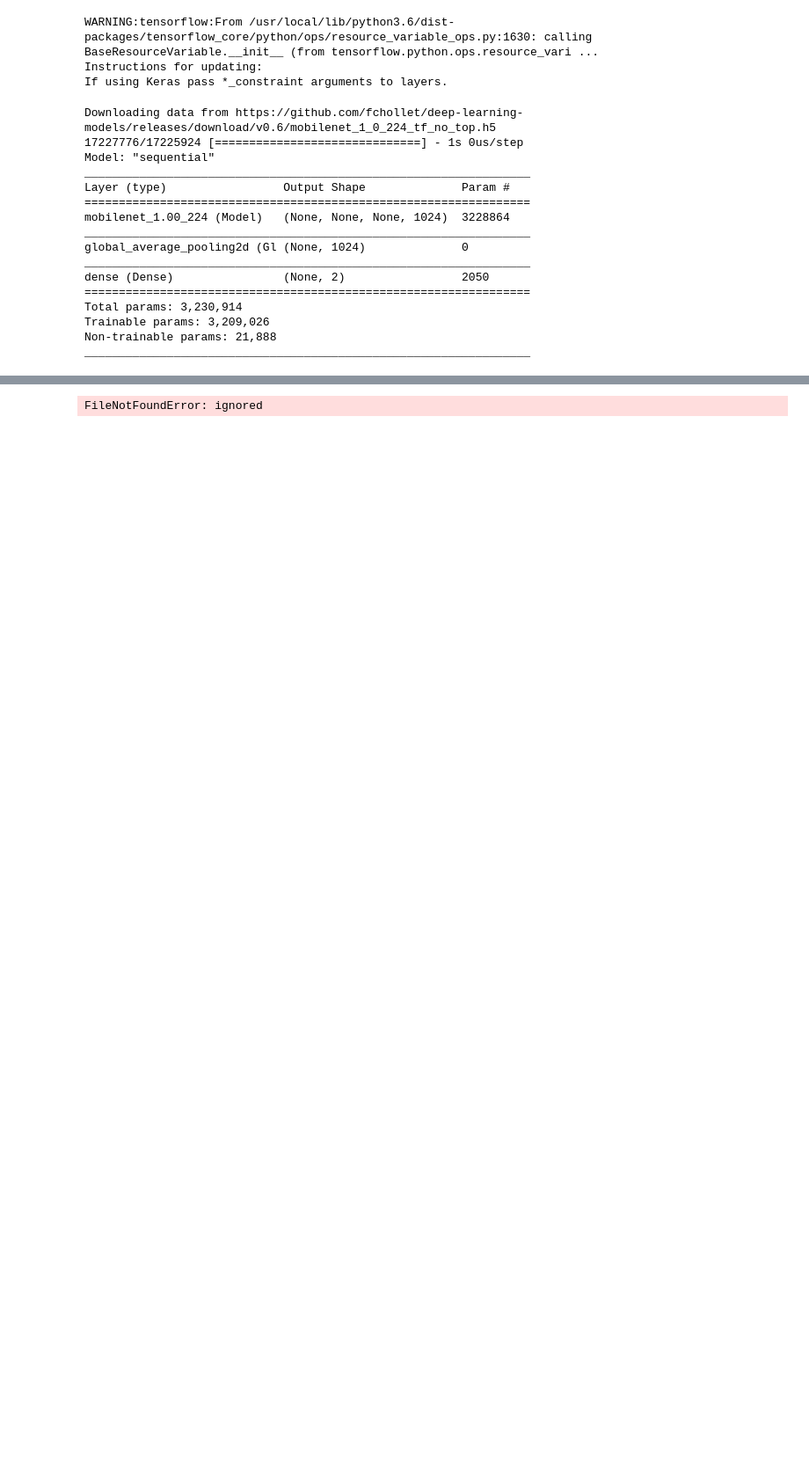
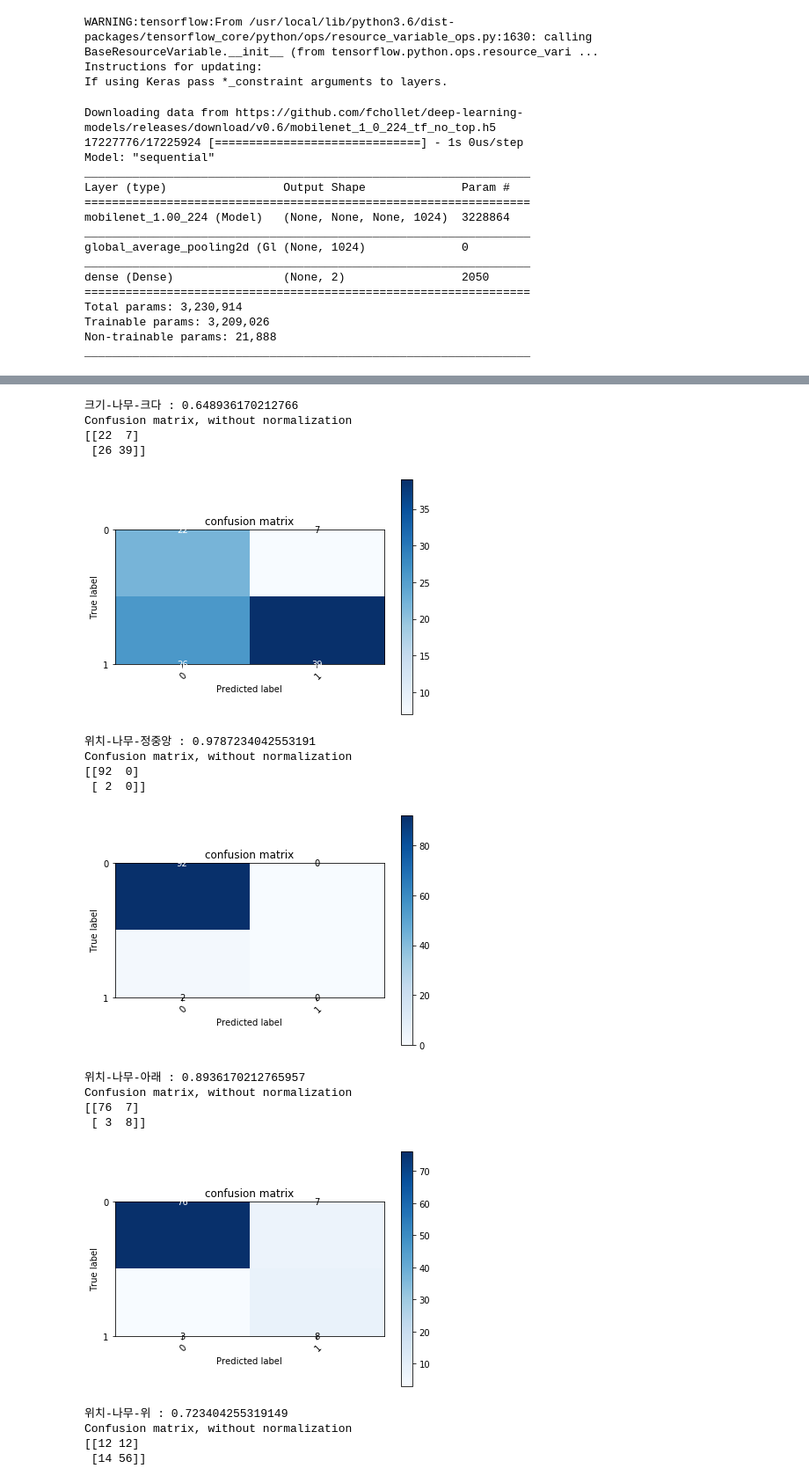
Before and after one commit to dhukim/HTP-Analysis-Project, a Jupyter notebook: Img_classification_for_Keras_tree_ipyb.ipynb, the cells around one changed output, grey strips where cells are left out. Shown at 88% size. Cells and saved outputs as stored; diff of their text form; code cells hidden in the pictures; blank space fills up the shorter version.

```diff
--- a/Img_classification_for_Keras_tree_ipyb.ipynb
+++ b/Img_classification_for_Keras_tree_ipyb.ipynb
@@ -639,8 +655,8 @@ for i, h in enumerate(tree):
     submission = pd.read_excel(os.path.join(DATA_PATH,'sub_' + h + '.xlsx'))
     # print(submission)
     # print(len(predictions))
-    # submission[h + '_class'] = predictions
-    # print(submission.head(10))
-    # submission.to_excel('h_' + h + '_submission.xlsx', index=False)
-    # print('='*20)
+    submission[h + '_class'] = predictions
+    print(submission.head(10))
+    submission.to_excel('h_' + h + '_submission.xlsx', index=False)
+    print('='*20)
 # %% [output]
@@ -669,6 +728,29 @@ def micro_f1(y_true, y_pred):
 # %%
 for h in tree:
-    submission = pd.read_excel('h_'+h+'_submission.xlsx')
-    print(h, ':', micro_f1(submission[h], submission[h + '_class']))
+    try:
+        submission = pd.read_excel('h_'+h+'_submission.xlsx')
+        print(h, ':', micro_f1(submission[h], submission[h + '_class']))
+        plot_confusion_matrix(submission[h],submission[h+'_class'], classes=[0,1],
+                              title='confusion matrix')
+    except Exception:
+        print(e)
 # %% [output]
-FileNotFoundError: ignored
+크기-나무-크다 : 0.648936170212766
+Confusion matrix, without normalization
+[[22  7]
+ [26 39]]
+[figure, added]
+위치-나무-정중앙 : 0.9787234042553191
+Confusion matrix, without normalization
+[[92  0]
+ [ 2  0]]
+[figure, added]
+위치-나무-아래 : 0.8936170212765957
+Confusion matrix, without normalization
+[[76  7]
+ [ 3  8]]
+[figure, added]
+위치-나무-위 : 0.723404255319149
+Confusion matrix, without normalization
+[[12 12]
+ [14 56]]
```
Also changed, not shown: parts of 14 cells of this notebook.
